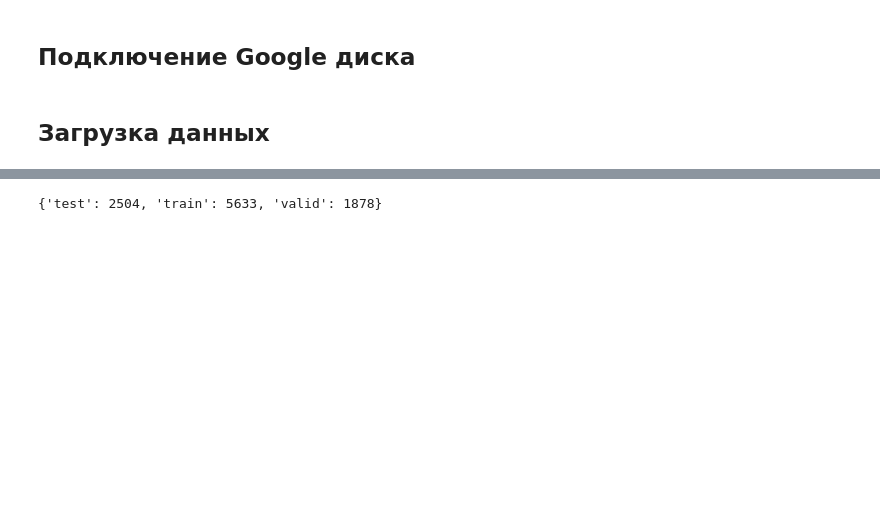
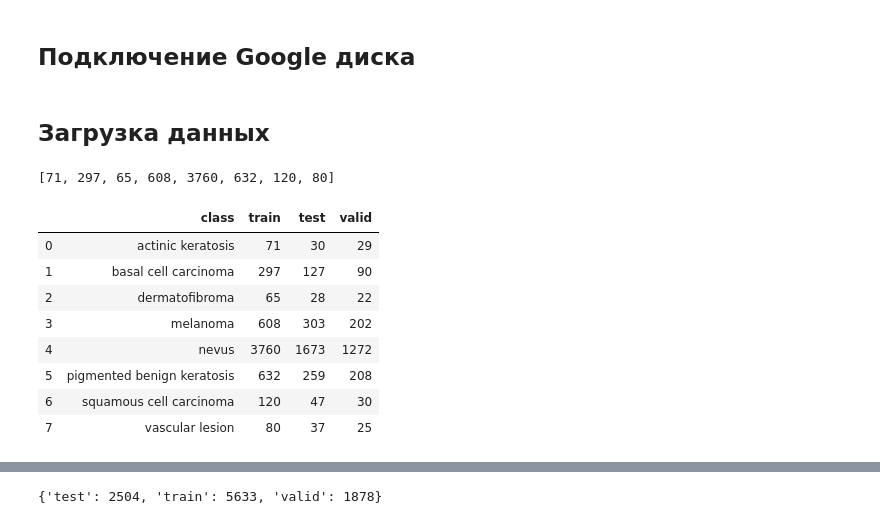
Before and after one commit to gurmaaan/MedNN, a Jupyter notebook: TransferLearning.ipynb, the cells around one changed output, grey strips where cells are left out. Drawn from its saved outputs; the diff is of its cells as text; code cells hidden in the pictures; blank space fills up the shorter version.

```diff
--- a/TransferLearning.ipynb
+++ b/TransferLearning.ipynb
@@ -88,3 +88,24 @@ paths = {
 }
 # %%
 data_transforms, image_datasets, dataloaders = update_data(paths, resize_s, crop_s, batch_size)
+# %%
+a = [p for p in paths]
+# %% [output]
+[71, 297, 65, 608, 3760, 632, 120, 80]
+# %%
+class_names = image_datasets['train'].classes
+class_counts = defaultdict(list)
+class_counts["class"] = class_names
+for p in paths:
+    class_counts[p] = list(Counter(image_datasets[p].targets).values())
+pd.DataFrame(class_counts)
+# %% [output]
+|  | class | train | test | valid |
+| 0 | actinic keratosis | 71 | 30 | 29 |
+| 1 | basal cell carcinoma | 297 | 127 | 90 |
+| 2 | dermatofibroma | 65 | 28 | 22 |
+| 3 | melanoma | 608 | 303 | 202 |
+| 4 | nevus | 3760 | 1673 | 1272 |
+| 5 | pigmented benign keratosis | 632 | 259 | 208 |
+| 6 | squamous cell carcinoma | 120 | 47 | 30 |
+| 7 | vascular lesion | 80 | 37 | 25 |
```
Also changed, not shown: parts of 20 cells of this notebook, 2 other files.
